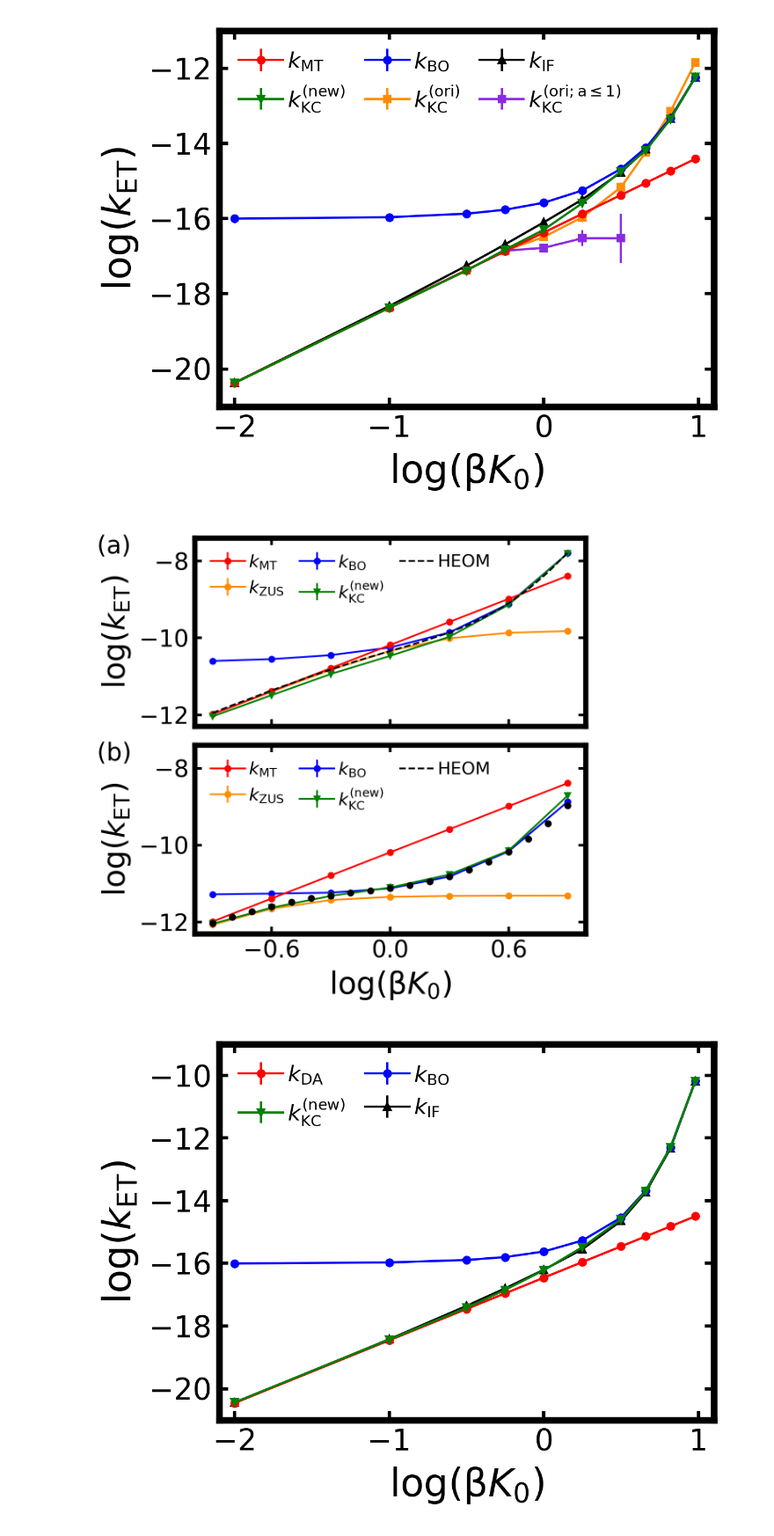
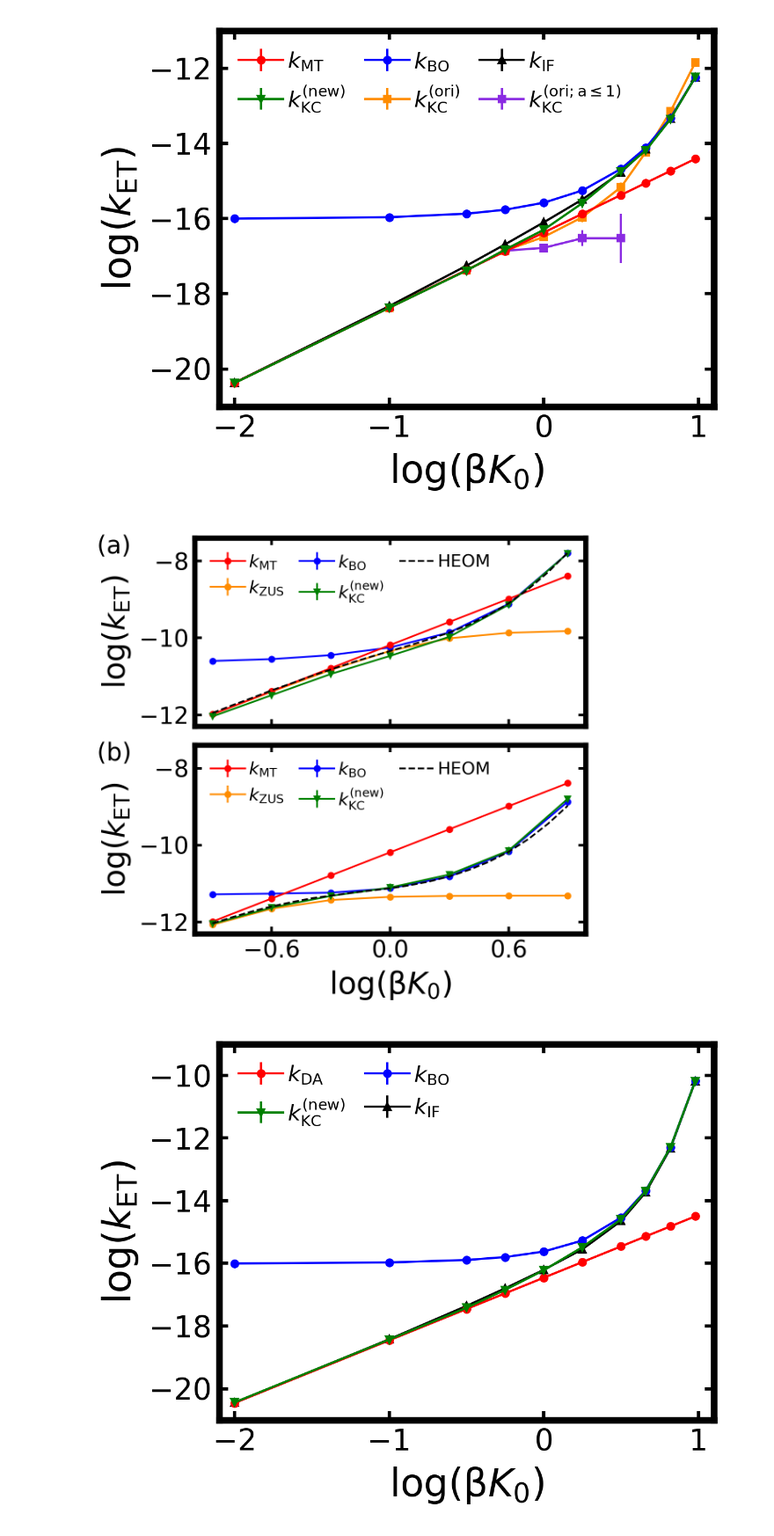
Before and after one commit to suarez-va/kcrpmd_calculations_2025, a Jupyter notebook: kcrpmd_figures/Figures.ipynb, the cells around one changed output. Shown at 88% size. Drawn from its saved outputs; the diff is of its cells as text; code cells hidden in the pictures.

Commit message:
more figures 3

```diff
--- a/kcrpmd_figures/Figures.ipynb
+++ b/kcrpmd_figures/Figures.ipynb
@@ -569,36 +569,36 @@ ax1.errorbar(logKg1_arr, np.log10(kBOg1_arr), kBOg1_se_arr / (kBOg1_arr * np.log
 #ax1.errorbar(logKg1_arr, np.log10(kIFg1_arr), kIFg1_se_arr / (kIFg1_arr * np.log(10)), fmt='^-', markersize=3, linewidth=1, color='k', label=r'$k_\mathrm{IF}$', zorder=3)
 #ax1.plot(logbDg1, logbkg1 - np.log10(beta), 'ko', ms=3, label=r'HEOM', zorder=1)
 ax1.plot(logbD, logbkg1 - np.log10(beta), '--', linewidth=1, color='k', label=r'HEOM', zorder=7)
 handles, labels = ax1.get_legend_handles_labels()
 order = [1, 2, 4, 3, 0]
 ax1.legend([handles[i] for i in order], [labels[i] for i in order], ncol=3, fontsize=10, loc='upper left', handletextpad=0.2, columnspacing=0.9)
 #ax1.legend(ncol=3, fontsize=10, loc='upper left', handletextpad=0.2,  columnspacing=0.9)
 
 
 ax2.text(-0.25, 0.92, "(b)", transform=ax2.transAxes, fontsize=14)
 ax2.set_xlabel(r"log(β$K_0$)", fontsize = 17.5)
 ax2.set_xlim(-0.99,0.99)
 ax2.set_xticks([-0.6, 0.0, 0.6])
 ax2.set_ylabel(r"log($k_{\mathrm{ET}}$)", fontsize = 17.5)
 ax2.set_ylim(-12.3,-7.4)
 ax2.set_yticks([-12, -10, -8])
 ax2.errorbar(logKg32_arr, np.log10(kGRg32_arr), kGRg32_arr*0, fmt='o-', markersize=3, linewidth=1, color='r', label=r'$k_\mathrm{MT}$', zorder=5)
 ax2.errorbar(logKg32_arr, np.log10(kZUSg32_arr), kZUSg32_arr*0, fmt='o-', markersize=3, linewidth=1, color='darkorange', label=r'$k_\mathrm{ZUS}$', zorder=2)
 ax2.errorbar(logKg32_arr, np.log10(knewg32_arr), knewg32_se_arr / (knewg32_arr * np.log(10)), fmt='v-', markersize=3, linewidth=1, color='g', label=r'$k_\mathrm{KC}^\mathrm{(new)}$', zorder=6)
 ax2.errorbar(logKg32_arr, np.log10(kBOg32_arr), kBOg32_se_arr / (kBOg32_arr * np.log(10)), fmt='o-', markersize=3, linewidth=1, color='b', label=r'$k_\mathrm{BO}$', zorder=4)
 #ax2.errorbar(logKg32_arr, np.log10(kIFg32_arr), kIFg32_se_arr / (kIFg32_arr * np.log(10)), fmt='^-', markersize=3, linewidth=1, color='k', label=r'$k_\mathrm{IF}$', zorder=3)
-ax2.plot(logbD, logbkg32 - np.log10(beta), 'ko', ms=3, label=r'HEOM', zorder=7)
-#ax2.plot(logbD, logbkg32 - np.log10(beta), '--', linewidth=1, color='k', label=r'HEOM', zorder=7)
+#ax2.plot(logbD, logbkg32 - np.log10(beta), 'ko', ms=3, label=r'HEOM', zorder=7)
+ax2.plot(logbD, logbkg32 - np.log10(beta), '--', linewidth=1, color='k', label=r'HEOM', zorder=7)
 handles, labels = ax1.get_legend_handles_labels()
 order = [1, 2, 4, 3, 0]
 ax2.legend([handles[i] for i in order], [labels[i] for i in order], ncol=3, fontsize=10, loc='upper left', handletextpad=0.2, columnspacing=0.9)
 #ax2.legend(ncol=3, fontsize=10, loc='upper left', handletextpad=0.2, columnspacing=0.9)
 
 plt.subplots_adjust(hspace=0.1, left=0.20, right=0.98, top=0.98, bottom=0.19)
 plt.savefig('fig5.png')
 plt.show()
 # %% [output]
-[figure, old version]
+[figure, new version]
 # %%
 ########################
 ####### FIGURE 6 #######
```
Also changed, not shown: parts of 6 cells of this notebook, 3 other files.
